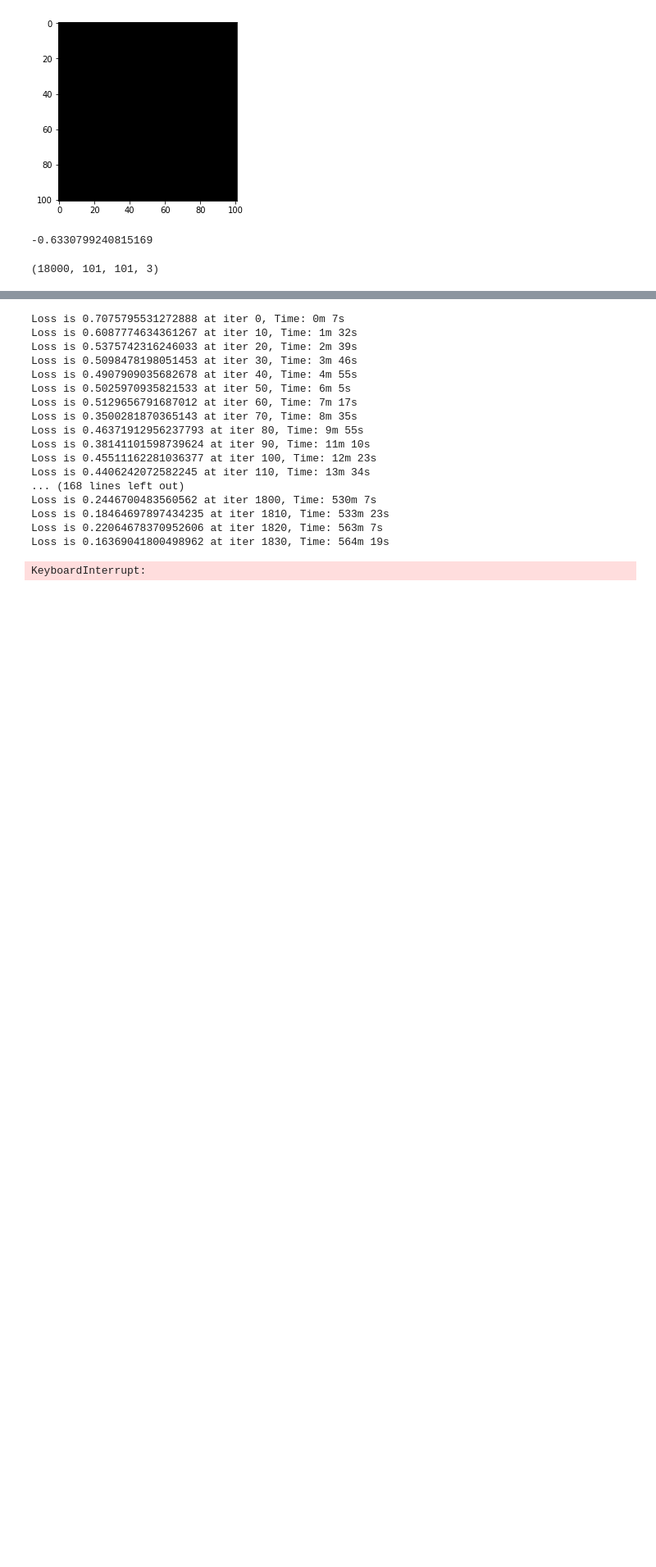
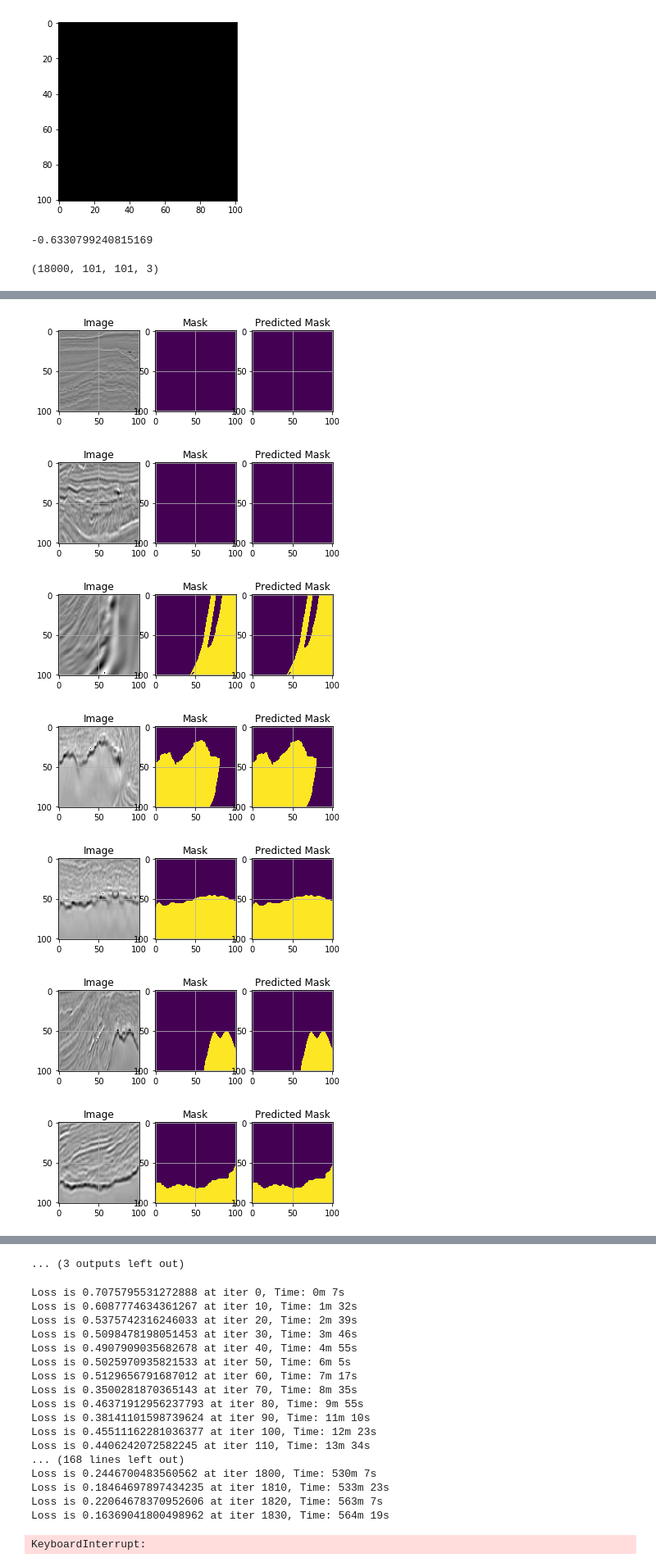
Before and after one commit to allen-q/pytorch-learning, a Jupyter notebook: kaggle/salt/salt_eda_v3.ipynb, the cells around one changed output, grey strips where cells are left out. Shown at 82% size. Saved outputs shown, nothing was run; the diff lists cells and outputs as text; code cells hidden in the pictures; blank space fills up the shorter version.

```diff
--- a/kaggle/salt/salt_eda_v3.ipynb
+++ b/kaggle/salt/salt_eda_v3.ipynb
@@ -84,0 +187,14 @@ np_test.shape
+# %%
+for i in range(len(img_397)):
+    val_img = img_397[i]
+    val_mask = mask_397[i]
+    val_mask_pred = val_mask
+    plot_img_mask_pred(val_img, val_mask, val_mask_pred)
+# %% [output]
+[figure, added]
+[figure, added]
+[figure, added]
+[figure, added]
+[figure, added]
+[figure, added]
+[figure, added]
@@ -85,3 +206,4 @@ np_test.shape
+... (3 outputs left out)
 # %%
 X_train, X_val, y_train, y_val = (
     train_test_split(df_train, df_train['mask'],
```
Also changed, not shown: parts of 18 cells of this notebook, 6 other files.
